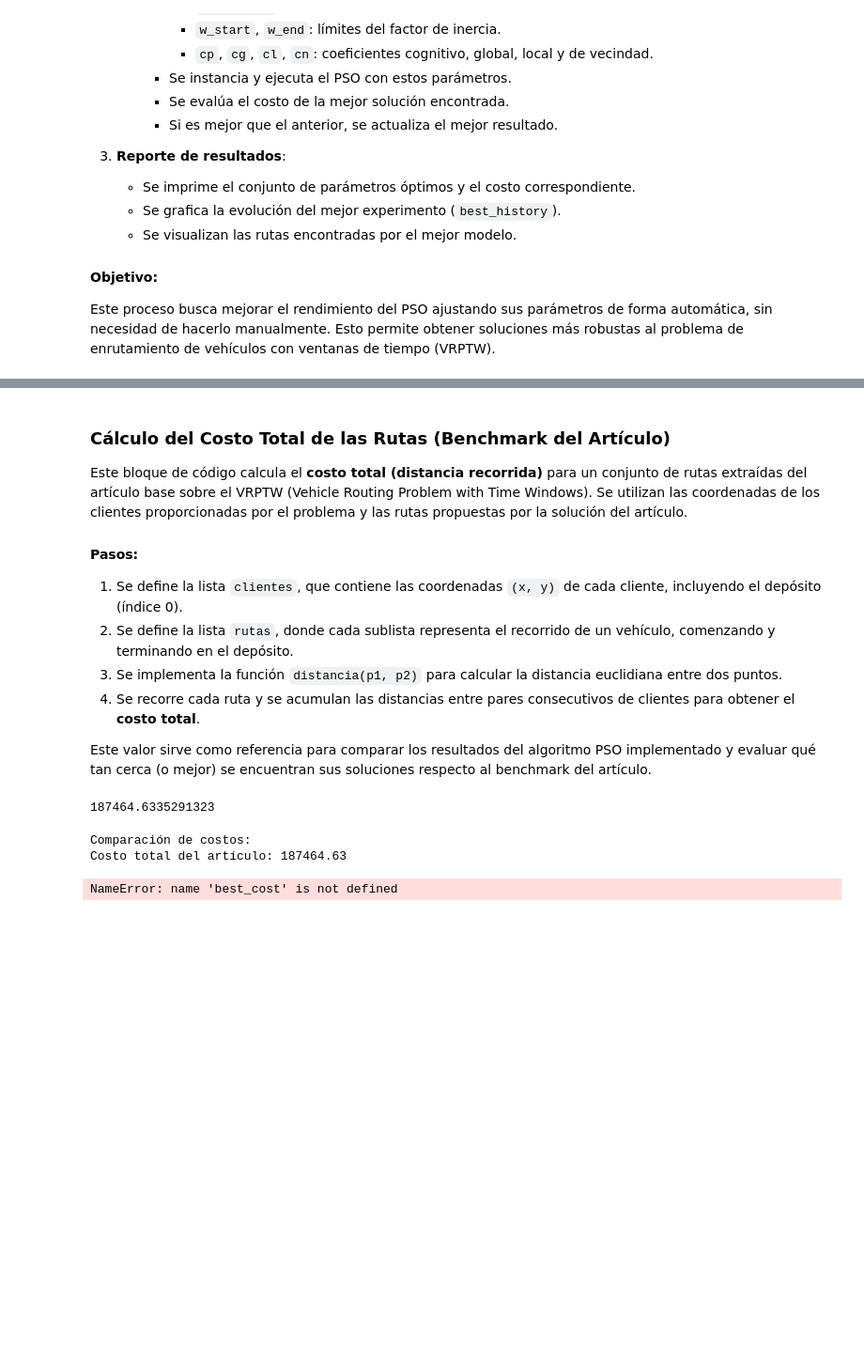
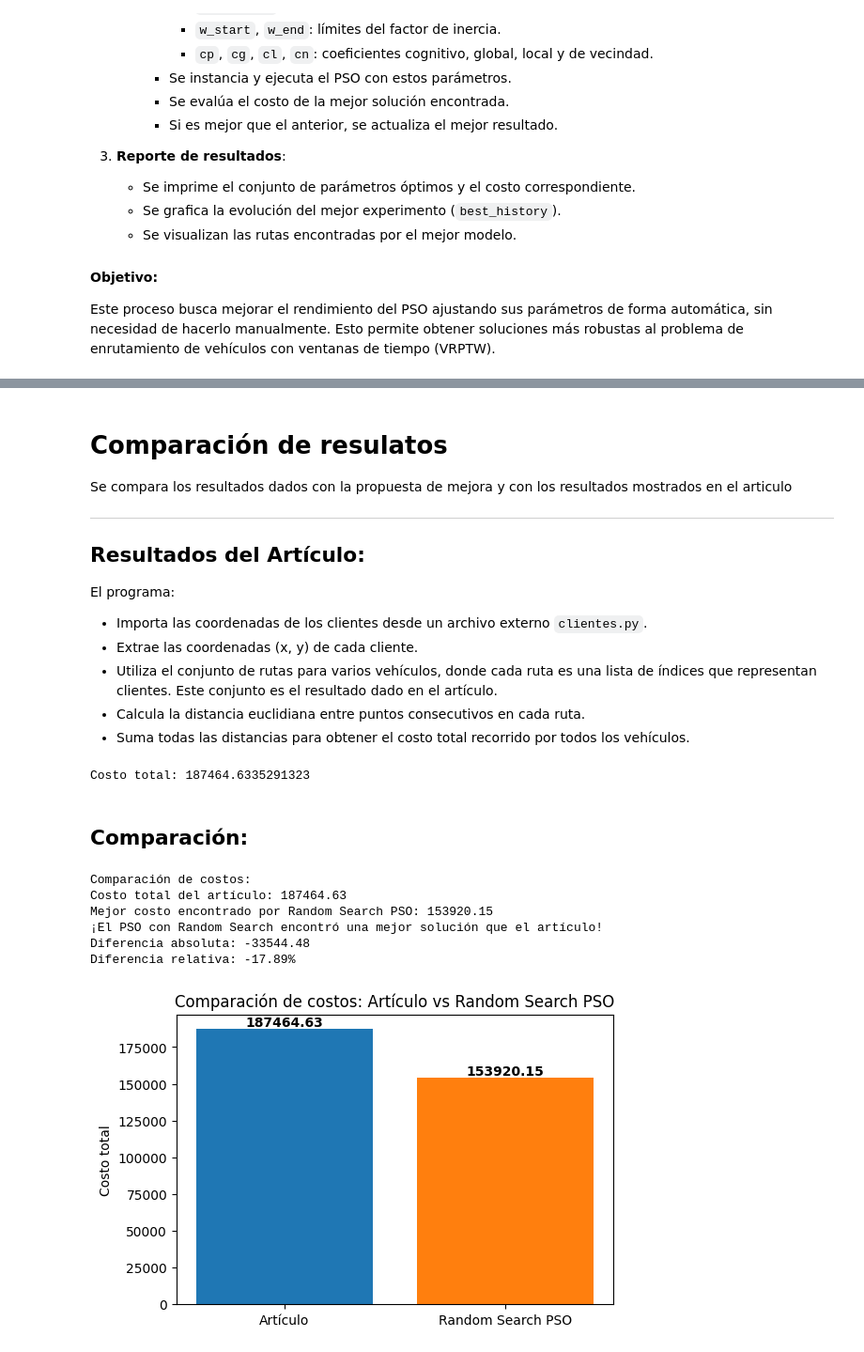
Before and after one commit to sergM3/Final_CompiladoresAnonimos, a Jupyter notebook: PSO_Vehicles.ipynb, the cells around one changed output, grey strips where cells are left out. Shown at 94% size. Cells and saved outputs as stored; diff of their text form; code cells hidden in the pictures; blank space fills up the shorter version.

```diff
--- a/PSO_Vehicles.ipynb
+++ b/PSO_Vehicles.ipynb
@@ -355,38 +374,26 @@ Mejor costo: 159761.03
 # %% [markdown]
-### Cálculo del Costo Total de las Rutas (Benchmark del Artículo)
+# Comparación de resulatos
 
-Este bloque de código calcula el **costo total (distancia recorrida)** para un conjunto de rutas extraídas del artículo base sobre el VRPTW (Vehicle Routing Problem with Time Windows). Se utilizan las coordenadas de los clientes proporcionadas por el problema y las rutas propuestas por la solución del artículo.
+Se compara los resultados dados con la propuesta de mejora y con los resultados mostrados en el articulo
 
-#### Pasos:
-1. Se define la lista `clientes`, que contiene las coordenadas `(x, y)` de cada cliente, incluyendo el depósito (índice 0).
-2. Se define la lista `rutas`, donde cada sublista representa el recorrido de un vehículo, comenzando y terminando en el depósito.
-3. Se implementa la función `distancia(p1, p2)` para calcular la distancia euclidiana entre dos puntos.
-4. Se recorre cada ruta y se acumulan las distancias entre pares consecutivos de clientes para obtener el **costo total**.
+---
 
-Este valor sirve como referencia para comparar los resultados del algoritmo PSO implementado y evaluar qué tan cerca (o mejor) se encuentran sus soluciones respecto al benchmark del artículo.
+## Resultados del Artículo:
+
+El programa:
+
+- Importa las coordenadas de los clientes desde un archivo externo `clientes.py`.
+- Extrae las coordenadas (x, y) de cada cliente.
+- Utiliza el conjunto de rutas para varios vehículos, donde cada ruta es una lista de índices que representan clientes. Este conjunto es el resultado dado en el artículo.
+- Calcula la distancia euclidiana entre puntos consecutivos en cada ruta.
+- Suma todas las distancias para obtener el costo total recorrido por todos los vehículos.
 # %%
 import math
 
-# Coordenadas de los clientes
-clientes = [
-    (0.0, 0.0), (1006.1, 2187.3), (4461.8, 3235.3), (-2327.6, 1190.7), (-3871.2, 687.7),
-    (-1932.6, -1867.7), (-3089.9, -139.6), (-2289.0, -169.0), (-3409.6, -1831.0),
-    (-1223.4, -2118.8), (2487.8, -1732.2), (-2538.7, -1633.9), (-4216.0, 3485.3),
-    (1346.8, 1875.2), (5489.3, 1989.5), (1668.7, 710.3), (-2403.8, 596.6),
-    (-3727.1, 1393.1), (-1140.4, 3747.2), (4856.3, -1350.2), (6694.6, -705.1),
-    (3290.8, 509.1), (1921.0, -2867.0), (6451.2, 1795.1), (5180.6, 78.7),
-    (-2727.1, -1467.0), (-1227.1, -4284.9), (-2007.7, -1349.1), (-3742.7, -2713.0),
-    (-627.5, -1923.4), (3021.6, -1359.3), (2399.9, 381.4), (-4636.2, -3012.2),
-    (2003.8, 576.0), (3493.2, 180.8), (2895.9, 844.5), (-3627.7, -2082.4),
-    (2707.3, 237.8), (5671.2, -280.2), (-3126.2, -1850.8), (-5529.7, -3383.5),
-    (-1656.8, -1306.8), (1850.6, -1111.3), (2947.1, 1181.6), (-2849.7, -1932.0),
-    (2059.2, -1091.0), (-4838.7, 1963.8), (-1293.9, -1441.1), (-3895.3, -3197.8),
-    (-1568.3, 1215.1), (713.6, 3227.5), (-2087.7, 24.8), (-1259.0, 1895.7),
-    (542.6, 1604.8), (-2026.4, 1108.0), (-1917.8, 1780.6), (-16.8, 3064.5),
-    (2436.9, 171.9), (-352.5, 3171.6), (-1175.4, 3079.4), (2433.1, 3942.9)
-]
+# Cargar los clientes desde el archivo
+coordenadas = [(c[0], c[1]) for c in clientes]
 
-# Rutas de los vehículos (cada sublista representa la ruta de un vehículo)
+# Rutas de los vehículos
 rutas = [
     [0, 59, 58, 18, 12, 27, 0],
     [0, 52, 55, 50, 48, 0],
@@ -405,41 +412,55 @@ rutas = [
     [0, 45, 42, 22, 10, 0]
 ]
 
-# Función para calcular la distancia euclidiana entre dos puntos
 def distancia(p1, p2):
     return math.hypot(p1[0] - p2[0], p1[1] - p2[1])
 
-# Calcular el costo total (distancia total recorrida)
 costo_totalArticulo = 0
 for ruta in rutas:
     for i in range(len(ruta) - 1):
-        origen = clientes[ruta[i]]
-        destino = clientes[ruta[i + 1]]
+        origen = coordenadas[ruta[i]]
+        destino = coordenadas[ruta[i + 1]]
         costo_totalArticulo += distancia(origen, destino)
 
-costo_totalArticulo
+print("Costo total:", costo_totalArticulo)
 # %% [output]
-187464.6335291323
+Costo total: 187464.6335291323
+# %% [markdown]
+## Comparación:
 # %%
-# ...existing code...
-
-# --- Comparación final de costos: Random Search PSO vs Artículo ---
 
 print("Comparación de costos:")
 print(f"Costo total del artículo: {costo_totalArticulo:.2f}")
 print(f"Mejor costo encontrado por Random Search PSO: {best_cost:.2f}")
 
 if best_cost < costo_totalArticulo:
     print("¡El PSO con Random Search encontró una mejor solución que el artículo!")
 elif best_cost > costo_totalArticulo:
     print("La solución del artículo es mejor que la encontrada por PSO con Random Search.")
 else:
     print("Ambos métodos encontraron soluciones con el mismo costo.")
 
 print(f"Diferencia absoluta: {best_cost - costo_totalArticulo:.2f}")
 print(f"Diferencia relativa: {(best_cost - costo_totalArticulo) / costo_totalArticulo * 100:.2f}%")
+
+
+labels = ['Artículo', 'Random Search PSO']
+costs = [costo_totalArticulo, best_cost]
+colors = ['#1f77b4', '#ff7f0e']
+
+plt.figure(figsize=(6,4))
+plt.bar(labels, costs, color=colors)
+plt.ylabel('Costo total')
+plt.title('Comparación de costos: Artículo vs Random Search PSO')
+for i, v in enumerate(costs):
+    plt.text(i, v + max(costs)*0.01, f'{v:.2f}', ha='center', fontweight='bold')
+plt.show()
 # ...existing code...
 # %% [output]
 Comparación de costos:
 Costo total del artículo: 187464.63
+Mejor costo encontrado por Random Search PSO: 153920.15
+¡El PSO con Random Search encontró una mejor solución que el artículo!
+Diferencia absoluta: -33544.48
+Diferencia relativa: -17.89%
-NameError: name 'best_cost' is not defined
+[figure, added]
```
Also changed, not shown: parts of 3 cells of this notebook.
